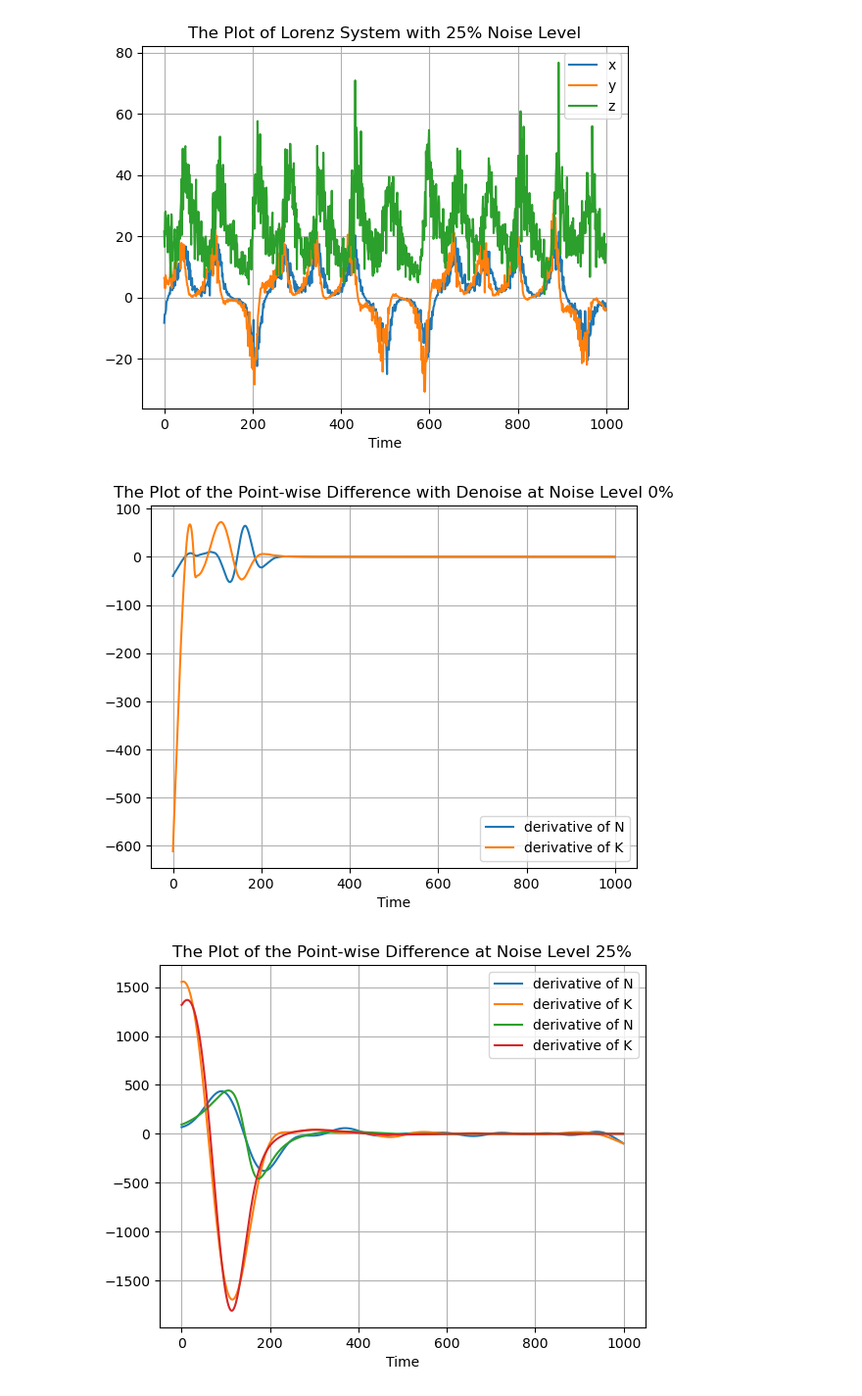
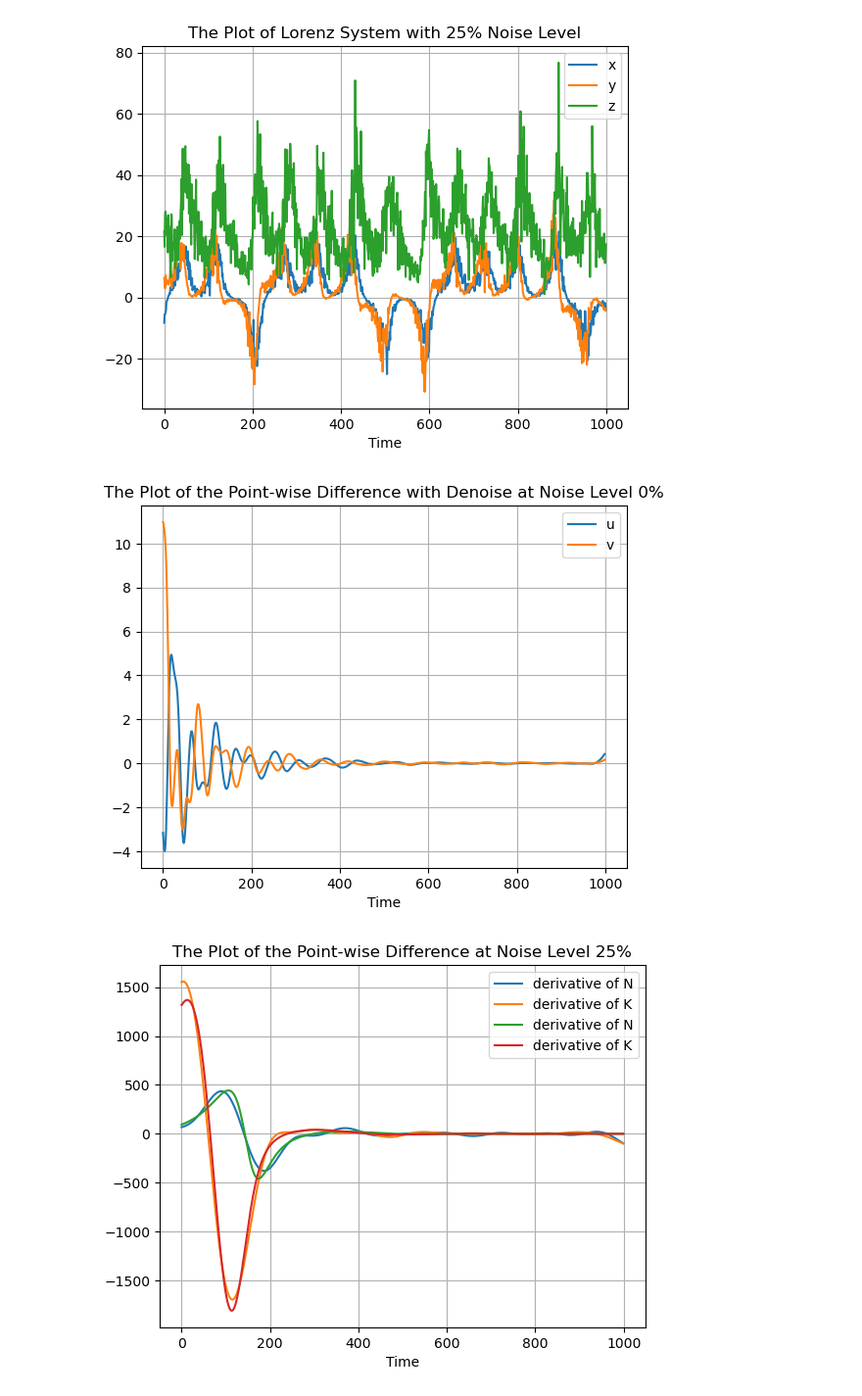
Before and after one commit to mm2319/M4R, a Jupyter notebook: test_1.ipynb, the cells around one changed output. Shown at 98% size. Drawn from its saved outputs; the diff is of its cells as text; code cells hidden in the pictures.

```diff
--- a/test_1.ipynb
+++ b/test_1.ipynb
@@ -118,27 +88,40 @@ plt.grid()
 # %% [output]
 [figure]
 # %%
-T, Y = create_data_twocompart(p=0.00)
-T, Y_T = create_data_twocompart(p=0.00)
-
+from scipy import signal
+T, Y = create_data_nonlinear(p=0.00)
+T, Y_T = create_data_nonlinear(p=0.00)
+np.random.seed(1)
 Y[:,0] = signal.savgol_filter(Y[:,0], 99, 2, mode= 'nearest')
 Y[:,1] = signal.savgol_filter(Y[:,1], 99, 2, mode= 'nearest')
-# Y[:,2] = signal.savgol_filter(Y[:,2], 99, 2, mode= 'nearest')
+# Y[:,2] = signal.savgol_filter(Y[:,2], 17, 2, mode= 'nearest')
+
 result_1_T = derivative.dxdt(Y_T[:,0], T,k=2, kind="finite_difference")
 result_2_T = derivative.dxdt(Y_T[:,1], T,k=2, kind="finite_difference")
+# result_3_T = derivative.dxdt(Y_T[:,2], T,k=2, kind="finite_difference")
+
 result_1 = derivative.dxdt(Y[:,0], T, kind="spline", s=1.e-2)
 result_2 = derivative.dxdt(Y[:,1], T, kind="spline", s=1.e-2)
+# result_3 = derivative.dxdt(Y[:,2], T, kind="spline", s=1.e-2)
+
+# result_1 = derivative.dxdt(Y[:,0], T,k=2, kind="finite_difference")
+# result_2 = derivative.dxdt(Y[:,1], T,k=2, kind="finite_difference")
 # result_3 = derivative.dxdt(Y[:,2], T,k=2, kind="finite_difference")
-plt.plot(result_1-result_1_T,label= "derivative of N")
-plt.plot(result_2-result_2_T,label= "derivative of K")
-# plt.plot(result_3,label= "derivative of z")
+
+plt.plot(result_1-result_1_T,label= "u")
+plt.plot(result_2-result_2_T,label= "v")
+# plt.plot(result_3-result_3_T,label= "z")
+
+# plt.plot(result_1,label= "u")
+# plt.plot(result_2,label= "v")
+# plt.plot(result_3,label= "z")
 plt.title('The Plot of the Point-wise Difference with Denoise at Noise Level 0%')
 plt.xlabel('Time')
 
 plt.legend()
 plt.grid()
 # %% [output]
-[figure, old version]
+[figure, new version]
 # %%
 # Gaussian Process
 import numpy as np
```
Also changed, not shown: parts of 1 cell of this notebook, 12 other files.
